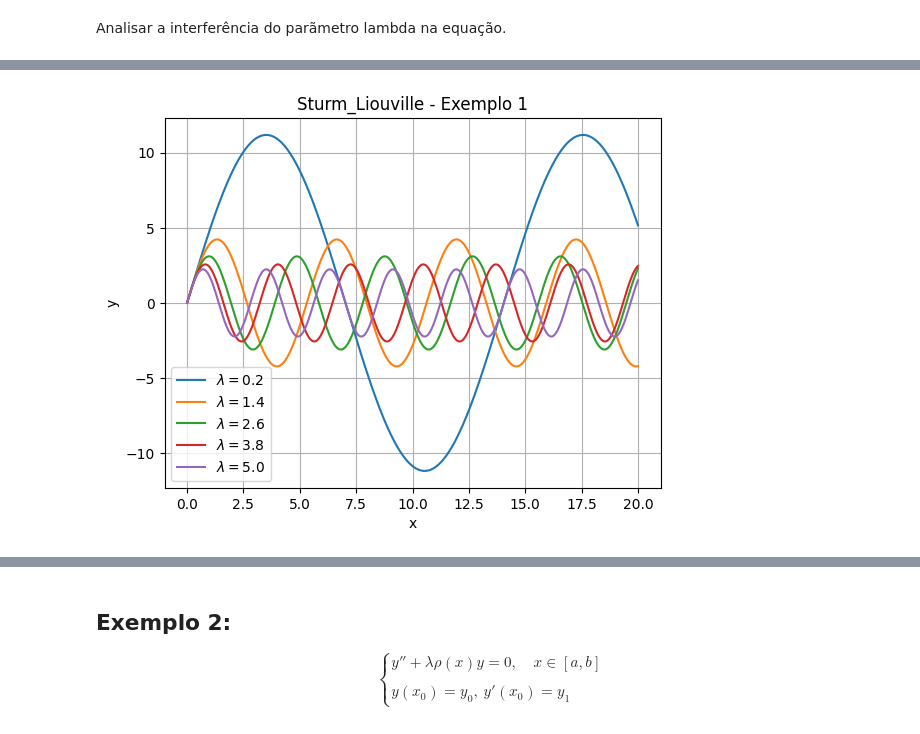
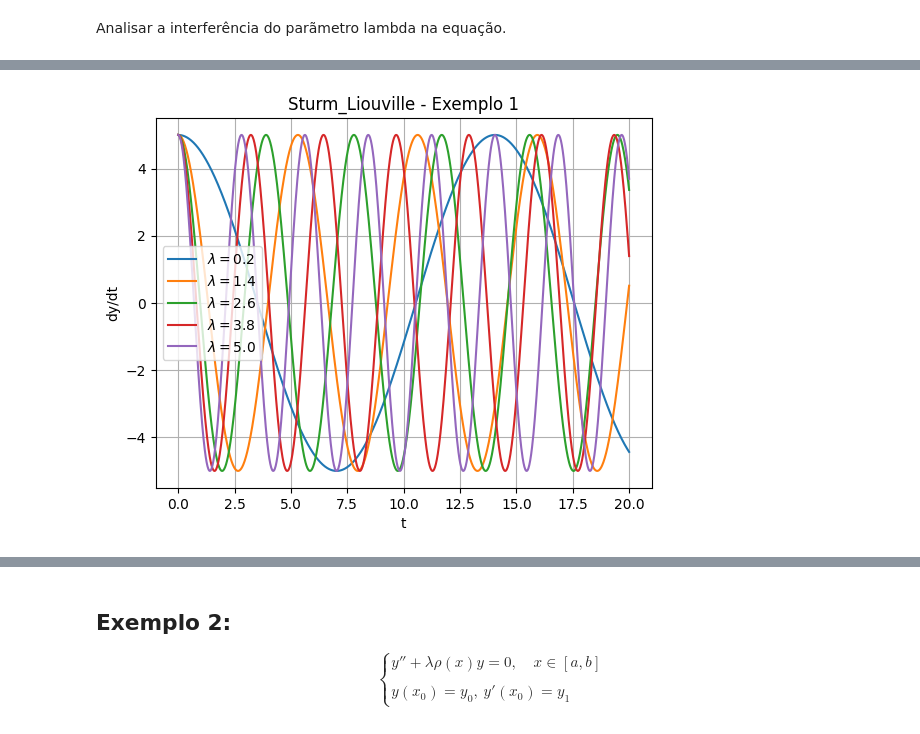
Before and after one commit to MukRodrigues/Projetos-Python, a Jupyter notebook: Exemplos_Equacoes_Sturm_Liouville.ipynb, the cells around one changed output, grey strips where cells are left out. Cells and saved outputs as stored; diff of their text form; code cells hidden in the pictures.

```diff
--- a/Exemplos_Equacoes_Sturm_Liouville.ipynb
+++ b/Exemplos_Equacoes_Sturm_Liouville.ipynb
@@ -83,3 +83,25 @@ plt.show()
 [figure]
 # %% [markdown]
 Analisar a interferência do parãmetro lambda na equação.
+# %%
+x = np.linspace(0,25,1000)
+ci = [0, 5]
+Lambda = np.linspace(1,5,5)   #lambda altera a amplitude de onda e a frequencia de oscilação... quanto menor, maior a amplitude... quanto maior, maior a frequencia
+# lambda = proporcional a prop. frequencia e inv. prop.  a amplitude, ou seja lamda = gama * f / A
+
+def SL_exe1(z,x,Lambda):
+  y, dydt = z
+  dy2dt2 = - Lambda * y
+  return [dydt, dy2dt2]
+
+for i in Lambda:
+  solution = odeint(SL_exe1,ci,x, args=(i,))
+  plt.plot(x, solution[:,0], label=f'$\lambda=${i}')
+
+#plt.plot(x, solution[:,1],'-.', label='$dy/dt$')
+plt.title('Solução geral de $y\'\'(t) + \lambda y(t) = 0$')
+plt.legend()
+plt.xlabel('t')
+plt.ylabel('y')
+plt.grid()
+plt.show()
@@ -86,24 +110,24 @@ Analisar a interferência do parãmetro lambda na equação.
 # %%
 x = np.linspace(0,20,1000)
 ci = [0, 5]
 Lambda = np.linspace(.2,5,5)   #lambda altera a amplitude de onda e a frequencia de oscilação... quanto menor, maior a amplitude... quanto maior, maior a frequencia
 # lambda = proporcional a prop. frequencia e inv. prop.  a amplitude, ou seja lamda = gama * f / A
 
 def SL_exe1(z,x,Lambda):
   y, dydt = z
   dy2dt2 = - Lambda * y
   return [dydt, dy2dt2]
 
 for i in Lambda:
   solution = odeint(SL_exe1,ci,x, args=(i,))
-  plt.plot(x, solution[:,0], label=f'$\lambda=${i}')
+  plt.plot(x, solution[:,1], label=f'$\lambda=${i}')
 
 #plt.plot(x, solution[:,1],'-.', label='$dy/dt$')
 plt.title('Sturm_Liouville - Exemplo 1')
 plt.legend()
-plt.xlabel('x')
-plt.ylabel('y')
+plt.xlabel('t')
+plt.ylabel('dy/dt')
 plt.grid()
 plt.show()
 # %% [output]
-[figure, old version]
+[figure, new version]
```
Also changed, not shown: parts of 8 cells of this notebook.
